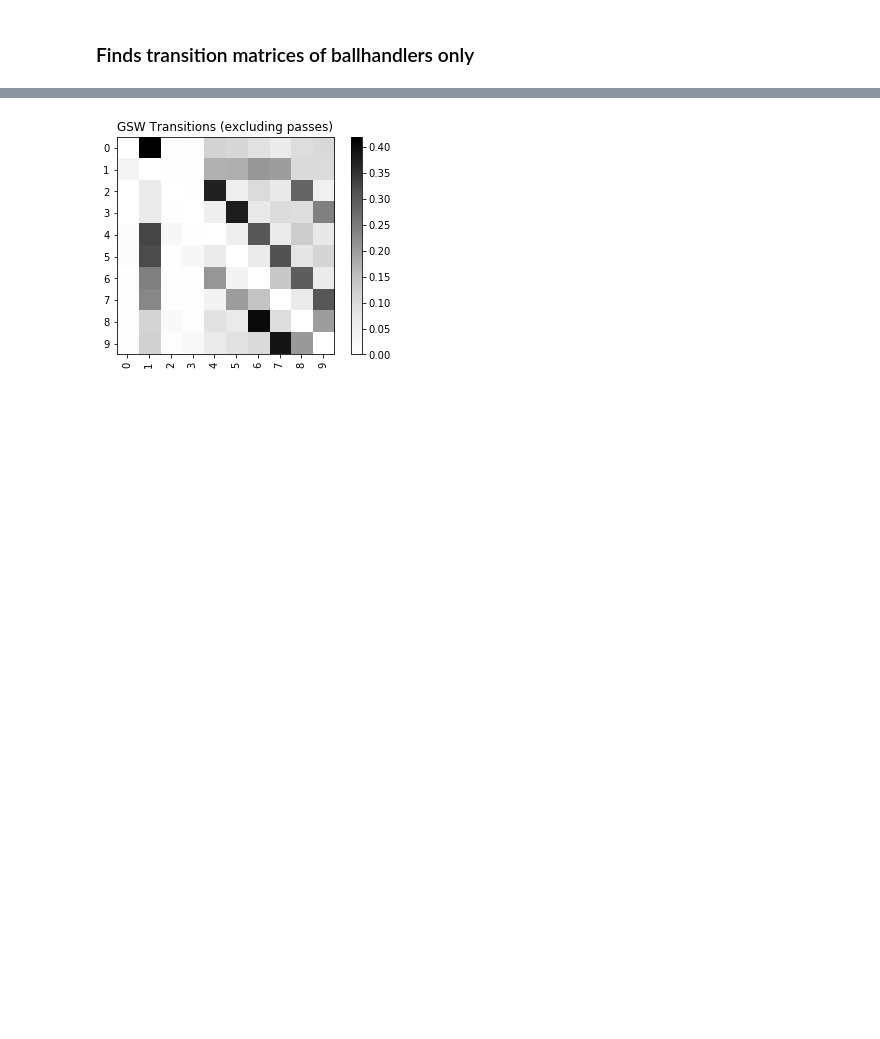
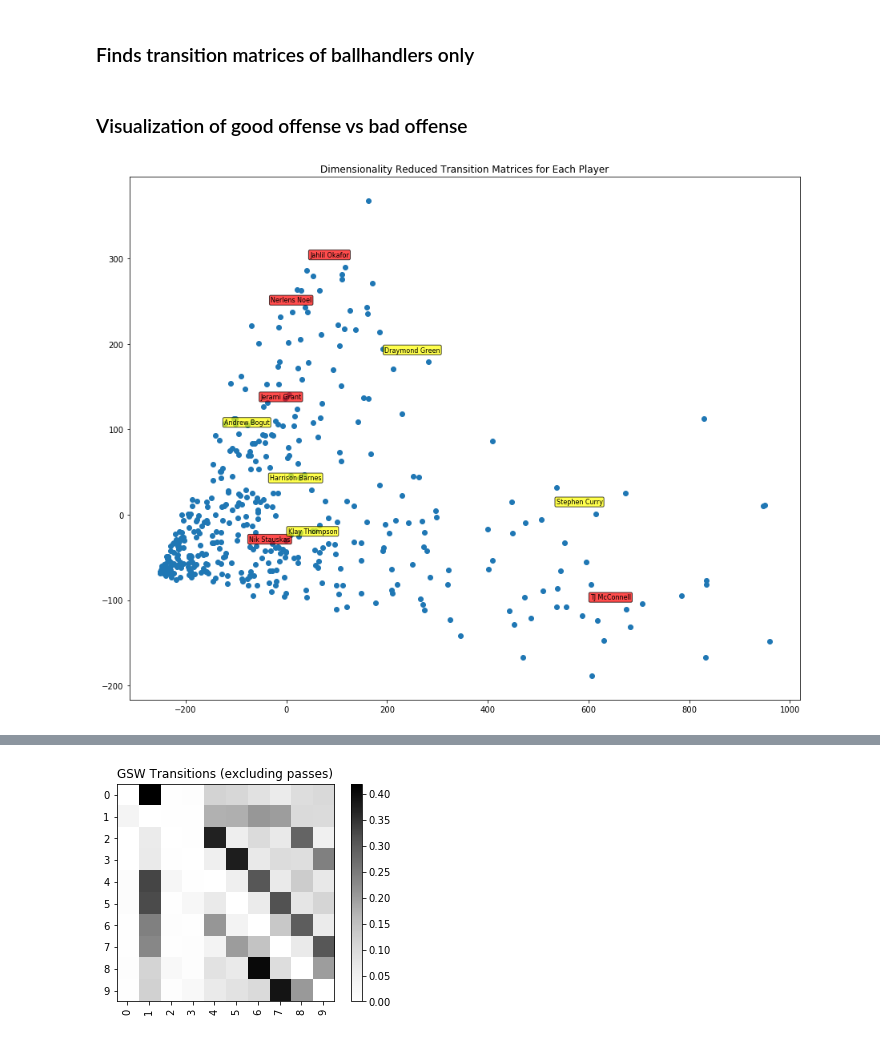
Before and after one commit to jtliao/nba-tracking-data-analysis, a Jupyter notebook: functions.ipynb, the cells around one changed output, grey strips where cells are left out. Cells and saved outputs as stored; diff of their text form; code cells hidden in the pictures; blank space fills up the shorter version.

```diff
--- a/functions.ipynb
+++ b/functions.ipynb
@@ -264,3 +259,28 @@ player_to_norm_trans_nopass = json.load(open("player_to_norm_trans_nopass.json")
 #                 json.dump(player_to_norm_trans_pass, open("player_to_norm_trans_pass.json", "wb"))
 #                 json.dump(player_to_norm_trans_nopass, open("player_to_norm_trans_nopass.json", "wb"))
 #             done_teams.add(team)
+# %% [markdown]
+### Visualization of good offense vs bad offense
+# %%
+relevant_players = {"Draymond Green", "Stephen Curry", "Klay Thompson", "Harrison Barnes", "Andrew Bogut"}
+relevant_players2 = {"Nerlens Noel", "Jerami Grant", "Jahlil Okafor", "Nik Stauskas", "TJ McConnell"}
+vals = []
+ps = []
+for p, mat in player_to_trans_nopass.items():
+    ps.append(p)
+    vals.append(mat)
+t = PCA(n_components=2)
+td=t.fit_transform(vals)
+plt.figure(figsize=(15, 12))
+plt.scatter(td[:, 0], td[:, 1])
+for p, x, y in zip(ps, td[:, 0], td[:, 1]):
+    if p in relevant_players:
+        plt.annotate(p, xy=(x, y), xytext=(-20, 15), size=8, textcoords='offset points', ha='center', va='center',
+                     bbox=dict(boxstyle='round,pad=0.2', fc='yellow', alpha=0.7))
+    if p in relevant_players2:
+        plt.annotate(p, xy=(x, y), xytext=(-20, 15), size=8, textcoords='offset points', ha='center', va='center',
+                     bbox=dict(boxstyle='round,pad=0.2', fc='red', alpha=0.7))
+plt.title("Dimensionality Reduced Transition Matrices for Each Player")
+plt.show()
+# %% [output]
+[figure, added]
```
Also changed, not shown: parts of 27 cells of this notebook.
